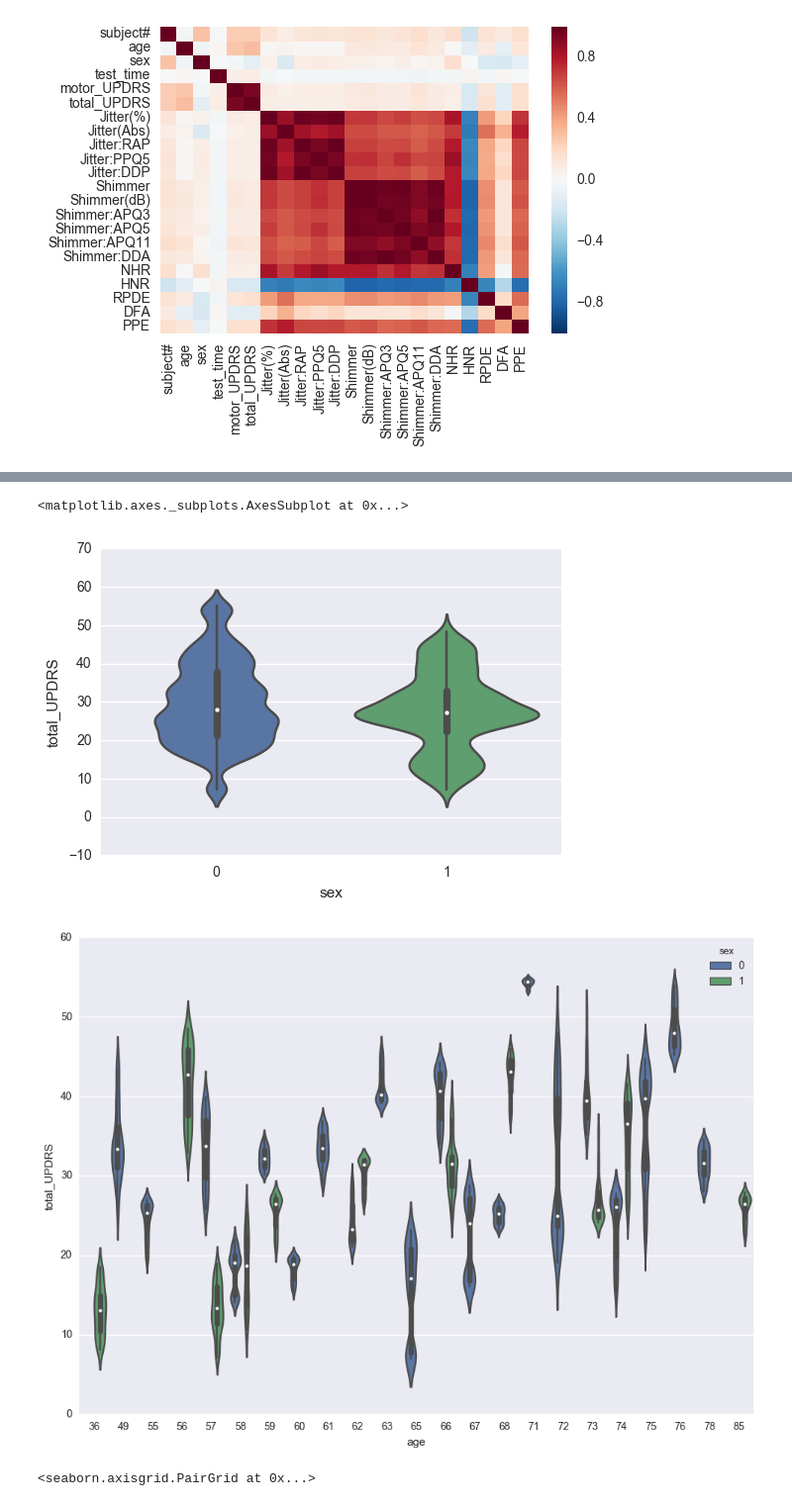
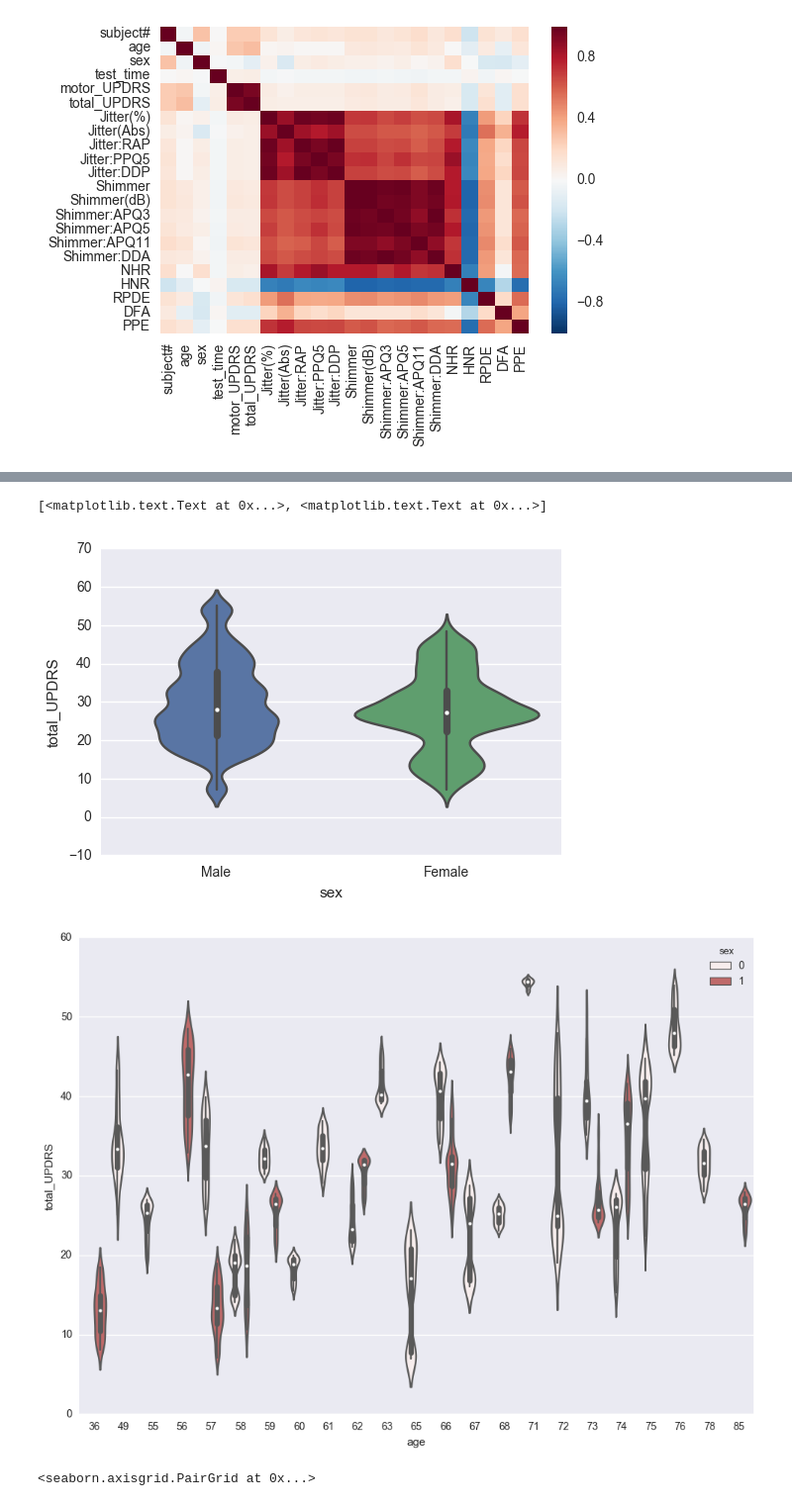
Before and after one commit to koelyl/Predict-Parkinsons, a Jupyter notebook: Parkinsons Prediction.ipynb, the cells around one changed output, grey strips where cells are left out. Shown at 99% size. Cells and saved outputs as stored; diff of their text form; code cells hidden in the pictures.

```diff
--- a/Parkinsons Prediction.ipynb
+++ b/Parkinsons Prediction.ipynb
@@ -90,15 +91,16 @@ ax = sns.violinplot(x="age", y="motor_UPDRS", hue="sex", data=df)
 # %%
-sns.violinplot(x="sex", y="total_UPDRS", data=df)
+ax = sns.violinplot(x="sex", y="total_UPDRS", data=df)
+ax.set_xticklabels(['Male', 'Female'])
 # %% [output]
-<matplotlib.axes._subplots.AxesSubplot at 0x...>
+[<matplotlib.text.Text at 0x...>, <matplotlib.text.Text at 0x...>]
-[figure, old version]
+[figure, new version]
 # %%
 fig2, ax2 = plt.subplots()
 # the size of A4 paper
 fig2.set_size_inches(11.7, 8.27)
-ax2 = sns.violinplot(x="age", y="total_UPDRS", hue="sex", data=df)
+ax2 = sns.violinplot(x="age", y="total_UPDRS", hue="sex", color='#CD5C5C', data=df)
 # %% [output]
-[figure, old version]
+[figure, new version]
 # %%
 sns.pairplot(df, vars=["motor_UPDRS", "total_UPDRS", "age", "sex"])
 # %% [output]
```
Also changed, not shown: parts of 5 cells of this notebook.
